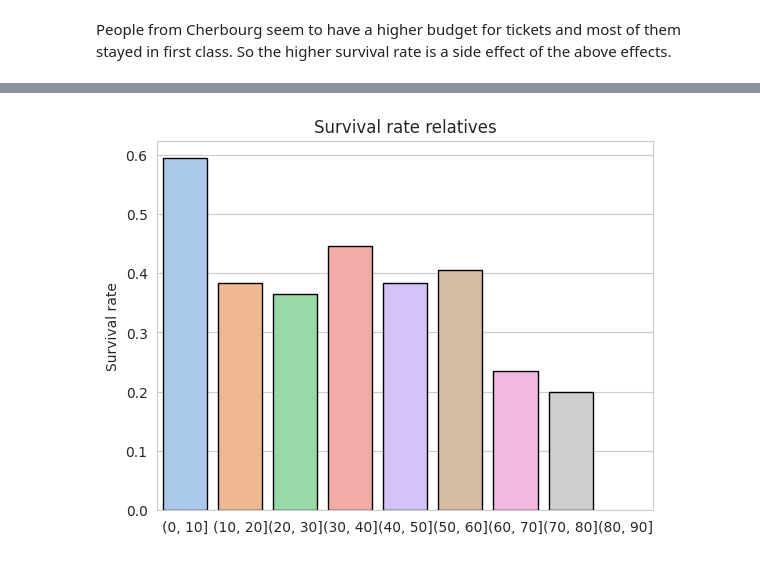
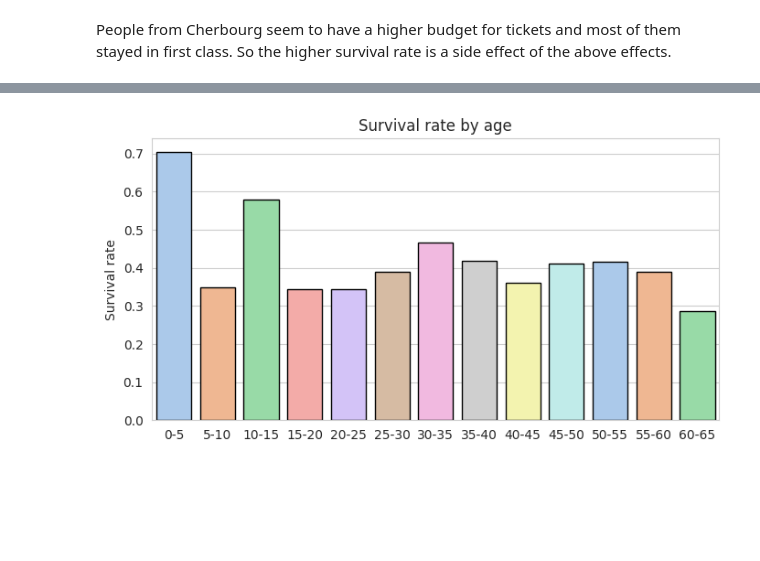
Before and after one commit to ManuelGehl/Titanic-Data-Analysis, a Jupyter notebook: titanic_data_exploration.ipynb, the cells around one changed output, grey strips where cells are left out. Cells and saved outputs as stored; diff of their text form; code cells hidden in the pictures; blank space fills up the shorter version.

```diff
--- a/titanic_data_exploration.ipynb
+++ b/titanic_data_exploration.ipynb
@@ -53,3 +55,6 @@ There are missing values in:
+# %%
+# Drop passenger ID
+train_dataset.drop("PassengerId", axis=1, inplace=True)
 # %% [markdown]
 ## Check the distribution of features
 # %% [markdown]
@@ -307,10 +320,13 @@ People from Cherbourg seem to have a higher budget for tickets and most of them
 # %%
-# Seperate relatives into 3 categories: alone, 1-3, >3
+# Seperate age into bins of 5 years
 # Define the bin edges and labels
-bin_edges = np.arange(0, 100, 10)
-#bin_labels = ["0 relatives", "1-3 relatives", ">3 relatives"]
+bin_edges = np.arange(0, 70, 5)
+bin_labels = ["0-5", "5-10", "10-15", "15-20", "20-25", "25-30", "30-35",
+              "35-40", "40-45", "45-50", "50-55", "55-60", "60-65"]
 
 # Create the new categorical column
-train_dataset["ages"] = pd.cut(train_dataset["Age"], bins=bin_edges)
+train_dataset["age_cat"] = pd.cut(train_dataset["Age"],
+                                  bins=bin_edges,
+                                  labels=bin_labels)
 train_dataset.head()
 # %% [output]
@@ -323,14 +339,17 @@ train_dataset.head()
 # %%
-survival_rate_relative_cat = train_dataset.groupby('ages')['Survived'].agg("mean")
+# Calculate survival rate for different age categories
+survival_rate_age_cat = train_dataset.groupby("age_cat")["Survived"].agg("mean")
 
 # Plot grouped data
-sns.barplot(x=survival_rate_relative_cat.index,
-            y=survival_rate_relative_cat.values,
+fig, axes = plt.subplots(figsize=(8,4))
+sns.barplot(x=survival_rate_age_cat.index,
+            y=survival_rate_age_cat.values,
             edgecolor="k",
-            palette="pastel")
-plt.title("Survival rate relatives")
+            palette="pastel",
+            ax=axes)
+plt.title("Survival rate by age")
 plt.ylabel("Survival rate")
 plt.xlabel(None)
 plt.show()
 # %% [output]
-[figure, old version]
+[figure, new version]
```
Also changed, not shown: parts of 20 cells of this notebook.
